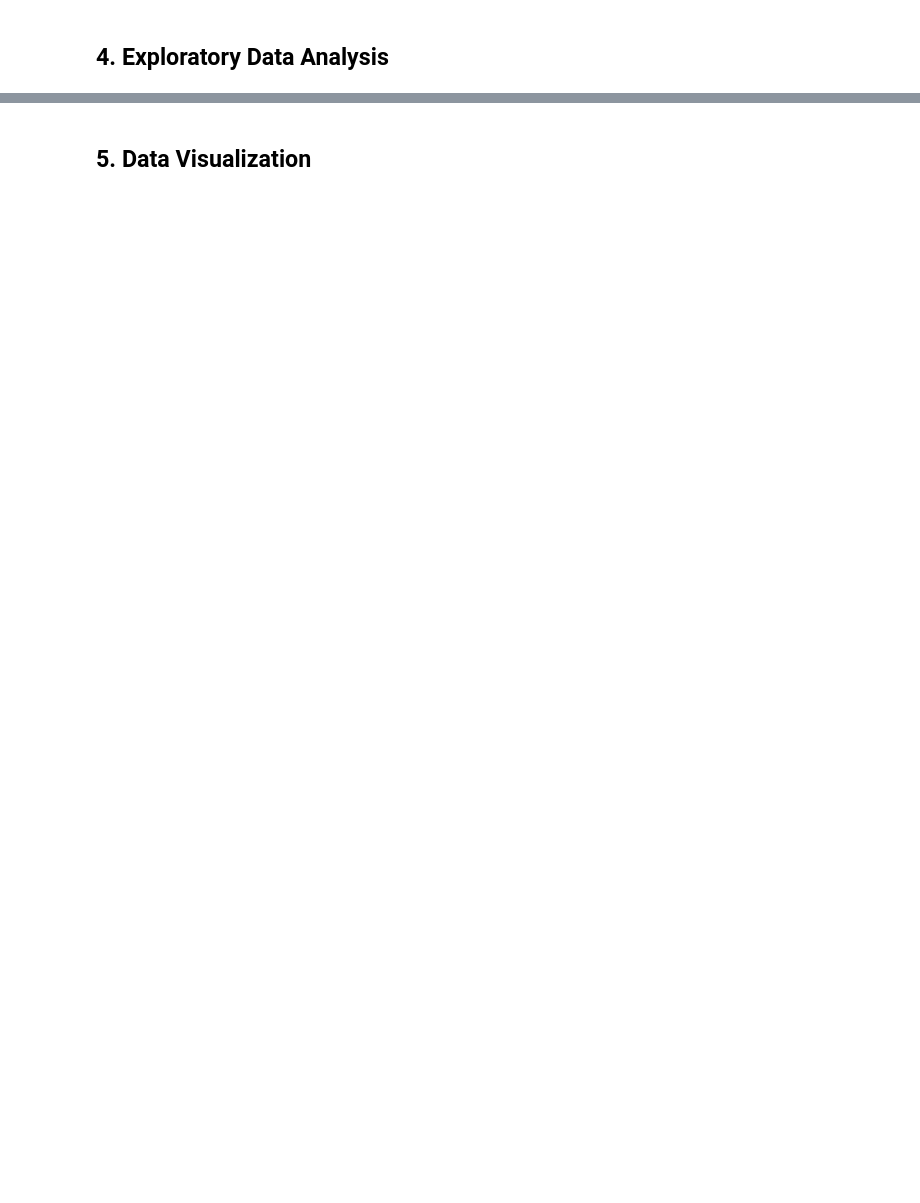
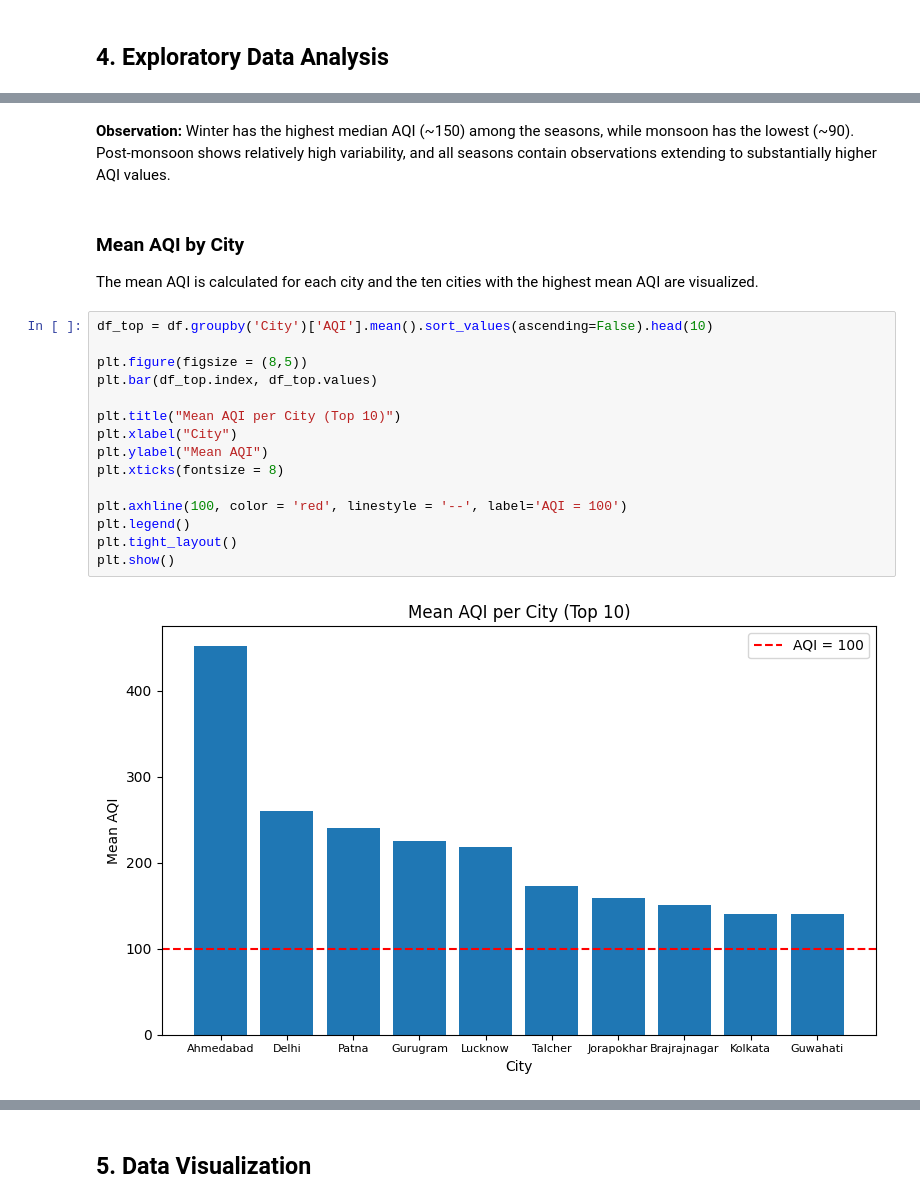
Before and after one commit to shefali-walia/india-air-quality-analysis, a Jupyter notebook: India_Air_Quality_Analysis.ipynb, the cells around one changed output, grey strips where cells are left out. Drawn from its saved outputs; the diff is of its cells as text; blank space fills up the shorter version.

```diff
--- a/India_Air_Quality_Analysis.ipynb
+++ b/India_Air_Quality_Analysis.ipynb
@@ -298,0 +402,23 @@ This seasonal variation suggests that temporal and environmental factors may be
+# %% [markdown]
+**Observation:** Winter has the highest median AQI (~150) among the seasons, while monsoon has the lowest (~90). Post-monsoon shows relatively high variability, and all seasons contain observations extending to substantially higher AQI values.
+# %% [markdown]
+### Mean AQI by City
+
+The mean AQI is calculated for each city and the ten cities with the highest mean AQI are visualized.
+# %%
+df_top = df.groupby('City')['AQI'].mean().sort_values(ascending=False).head(10)
+
+plt.figure(figsize = (8,5))
+plt.bar(df_top.index, df_top.values)
+
+plt.title("Mean AQI per City (Top 10)")
+plt.xlabel("City")
+plt.ylabel("Mean AQI")
+plt.xticks(fontsize = 8)
+
+plt.axhline(100, color = 'red', linestyle = '--', label='AQI = 100')
+plt.legend()
+plt.tight_layout()
+plt.show()
+# %% [output]
+[figure, added]
```
Also changed, not shown: parts of 21 cells of this notebook.
